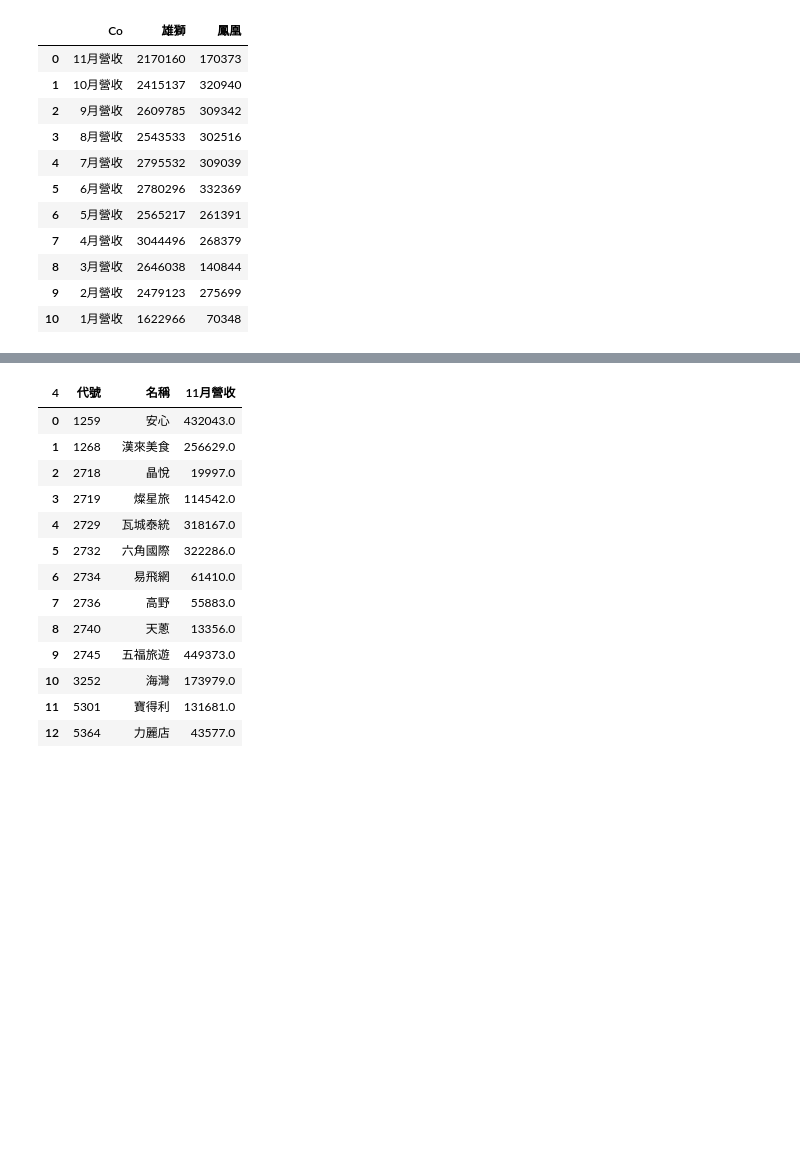
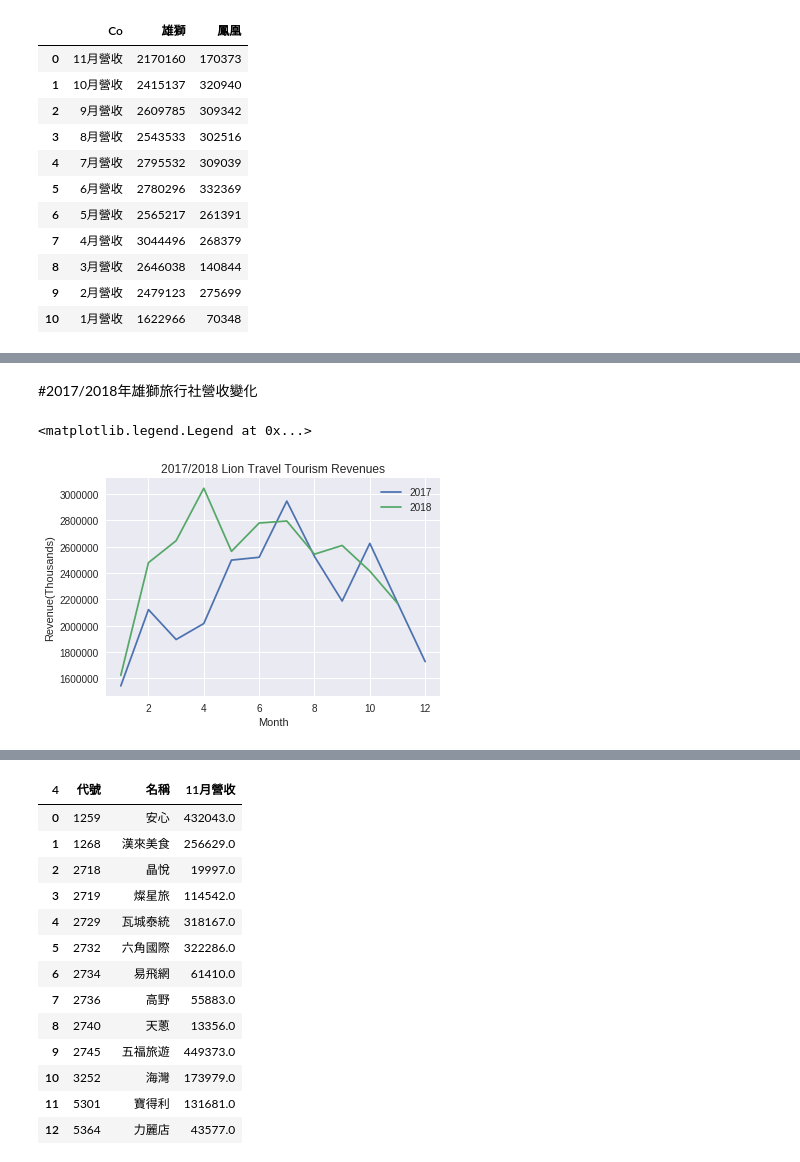
Before and after one commit to cwcheng0/LionTravel, a Jupyter notebook: TaiwanTourismMonthly.ipynb, the cells around one changed output, grey strips where cells are left out. Cells and saved outputs as stored; diff of their text form; code cells hidden in the pictures; blank space fills up the shorter version.

```diff
--- a/TaiwanTourismMonthly.ipynb
+++ b/TaiwanTourismMonthly.ipynb
@@ -315,0 +338,14 @@ plt.show()
+# %% [markdown]
+#2017/2018年雄獅旅行社營收變化
+# %%
+# 2017/2018 Lion Travel Revenues Change
+
+plt.plot(month_2017, Lion_2017, label="2017")
+plt.plot(month, Lion, label="2018")
+plt.xlabel('Month')
+plt.ylabel('Revenue(Thousands)')
+plt.title('2017/2018 Lion Travel Tourism Revenues')
+plt.legend()
+# %% [output]
+<matplotlib.legend.Legend at 0x...>
+[figure, added]
```
Also changed, not shown: parts of 13 cells of this notebook.
